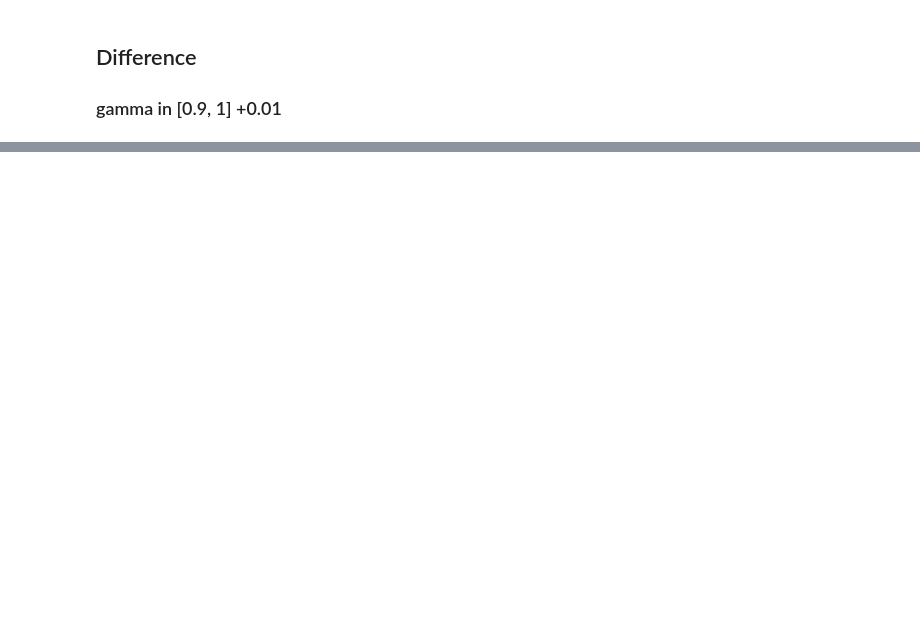
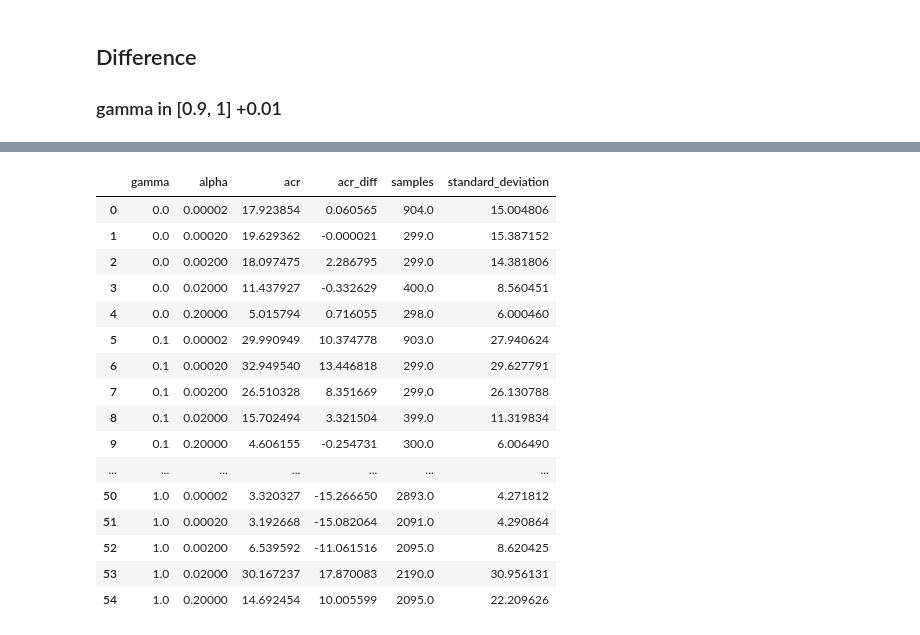
Before and after one commit to cfonsecahenrique/SNARE, a Jupyter notebook: EB NORMS on Errors.ipynb, the cells around one changed output, grey strips where cells are left out. Cells and saved outputs as stored; diff of their text form; code cells hidden in the pictures; blank space fills up the shorter version.

```diff
--- a/EB NORMS on Errors.ipynb
+++ b/EB NORMS on Errors.ipynb
@@ -131,7 +118,7 @@ text = heatmap.mark_text().encode(
 # %%
 data = load_and_process()
 
-chosen_parameter = "alpha"
+chosen_parameter = "eps"
 
 # Initial filtering
 filtered = filter(data, "z", 50)
@@ -155,7 +142,7 @@ for gamma in gammas:
         mean_acr_nice = super_filtered[super_filtered.EBNorm == "IS Empirical"].acr.mean()
         mean_acr_normal = super_filtered[super_filtered.EBNorm == "IS normal"].acr.mean()
 
-        new_df.loc[len(new_df)] = [gamma, parameter_value, mean_acr_nice - mean_acr_normal]
+        new_df.loc[len(new_df)] = [gamma, parameter_value, mean_acr_nice - mean_acr_normal, super_filtered.shape[1]]
 
 # Define feature for Altair chart
 feature = "acr:Q"
@@ -185,7 +173,7 @@ heatmap + text
 ## Difference
 ### gamma in [0.9, 1] +0.01
 # %%
-def heatmap(chosen_parameter):
+def heatmap(chosen_parameter, absolute=False):
     data = load_and_process()
 
     # Initial filtering
@@ -194,12 +182,14 @@ def heatmap(chosen_parameter):
     filtered = filter(filtered, "chi", 0.00002) if chosen_parameter != "chi" else filtered
     filtered = filter(filtered, "alpha", 0.00002) if chosen_parameter != "alpha" else filtered
 
+    print("filtered size = ", filtered.shape)
+
     # Define columns based on the chosen parameter
-    new_cols = ["gamma", chosen_parameter, "acr_diff"]
+    new_cols = ["gamma", chosen_parameter, "acr", "acr_diff", "samples", "standard_deviation"]
     new_df = pd.DataFrame(columns=new_cols)
 
-    #gammas = [round(a, 2) for a in np.arange(0.9, 1.01, 0.01)]
-    gammas = filtered.gamma.unique()
+    gammas = [round(a, 2) for a in np.arange(0, 1.01, 0.1)]
+    #gammas = filtered.gamma.unique()
 
     # Define values based on the chosen parameter
     parameter_values = [0.00002, 0.0002, 0.002, 0.02, 0.2]
@@ -207,21 +197,22 @@ def heatmap(chosen_parameter):
     for gamma in gammas:
         for parameter_value in parameter_values:
             super_filtered = filtered[(filtered.gamma == gamma) & (filtered[chosen_parameter] == parameter_value)]
+            mean_acr_nice = super_filtered[super_filtered.EBNorm == "IS Empirical"].acr.mean()
+            mean_acr_normal = super_filtered[super_filtered.EBNorm == "IS normal"].acr.mean()
 
-            mean_acr_nice = super_filtered[super_filtered.EBNorm == "IS Empirical"].acr.mean()
-            #mean_acr_normal = super_filtered[super_filtered.EBNorm == "IS normal"].acr.mean()
+            std_acr_nice = super_filtered[super_filtered.EBNorm == "IS Empirical"].acr.std()
 
-            new_df.loc[len(new_df)] = [gamma, parameter_value, mean_acr_nice]
+            new_df.loc[len(new_df)] = [gamma, parameter_value, mean_acr_nice, mean_acr_nice - mean_acr_normal, super_filtered.shape[0], std_acr_nice]
 
     # Define feature for Altair chart
-    feature = "acr_diff:Q"
+    feature = "acr:Q" if absolute else "acr_diff:Q"
+    domain = [0, 100] if absolute else [-20, 80]
 
     # Create Altair chart
     heatmap = alt.Chart(new_df).mark_rect().encode(
         x=f"{chosen_parameter}:O",
         y=alt.Y('gamma:O', sort=alt.EncodingSortField('gamma', order='descending')),
-        #color=alt.Color(feature, scale=alt.Scale(domain=[-63, 63], scheme='blueorange'), sort="descending")
-        color=alt.Color(feature, scale=alt.Scale(domain=[0, 100], scheme='blueorange'), sort="descending")
+        color=alt.Color(feature, scale=alt.Scale(domain=domain, scheme='blueorange'), sort="descending")
     ).properties(
         height=400,
         width=400,
@@ -284,0 +239,20 @@ chi_line + alpha_line + eps_line
+# %%
+alpha_df
+# %% [output]
+|  | gamma | alpha | acr | acr_diff | samples | standard_deviation |
+| 0 | 0.0 | 0.00002 | 17.923854 | 0.060565 | 904.0 | 15.004806 |
+| 1 | 0.0 | 0.00020 | 19.629362 | -0.000021 | 299.0 | 15.387152 |
+| 2 | 0.0 | 0.00200 | 18.097475 | 2.286795 | 299.0 | 14.381806 |
+| 3 | 0.0 | 0.02000 | 11.437927 | -0.332629 | 400.0 | 8.560451 |
+| 4 | 0.0 | 0.20000 | 5.015794 | 0.716055 | 298.0 | 6.000460 |
+| 5 | 0.1 | 0.00002 | 29.990949 | 10.374778 | 903.0 | 27.940624 |
+| 6 | 0.1 | 0.00020 | 32.949540 | 13.446818 | 299.0 | 29.627791 |
+| 7 | 0.1 | 0.00200 | 26.510328 | 8.351669 | 299.0 | 26.130788 |
+| 8 | 0.1 | 0.02000 | 15.702494 | 3.321504 | 399.0 | 11.319834 |
+| 9 | 0.1 | 0.20000 | 4.606155 | -0.254731 | 300.0 | 6.006490 |
+| ... | ... | ... | ... | ... | ... | ... |
+| 50 | 1.0 | 0.00002 | 3.320327 | -15.266650 | 2893.0 | 4.271812 |
+| 51 | 1.0 | 0.00020 | 3.192668 | -15.082064 | 2091.0 | 4.290864 |
+| 52 | 1.0 | 0.00200 | 6.539592 | -11.061516 | 2095.0 | 8.620425 |
+| 53 | 1.0 | 0.02000 | 30.167237 | 17.870083 | 2190.0 | 30.956131 |
+| 54 | 1.0 | 0.20000 | 14.692454 | 10.005599 | 2095.0 | 22.209626 |
```
Also changed, not shown: parts of 14 cells of this notebook, 3 other files.
